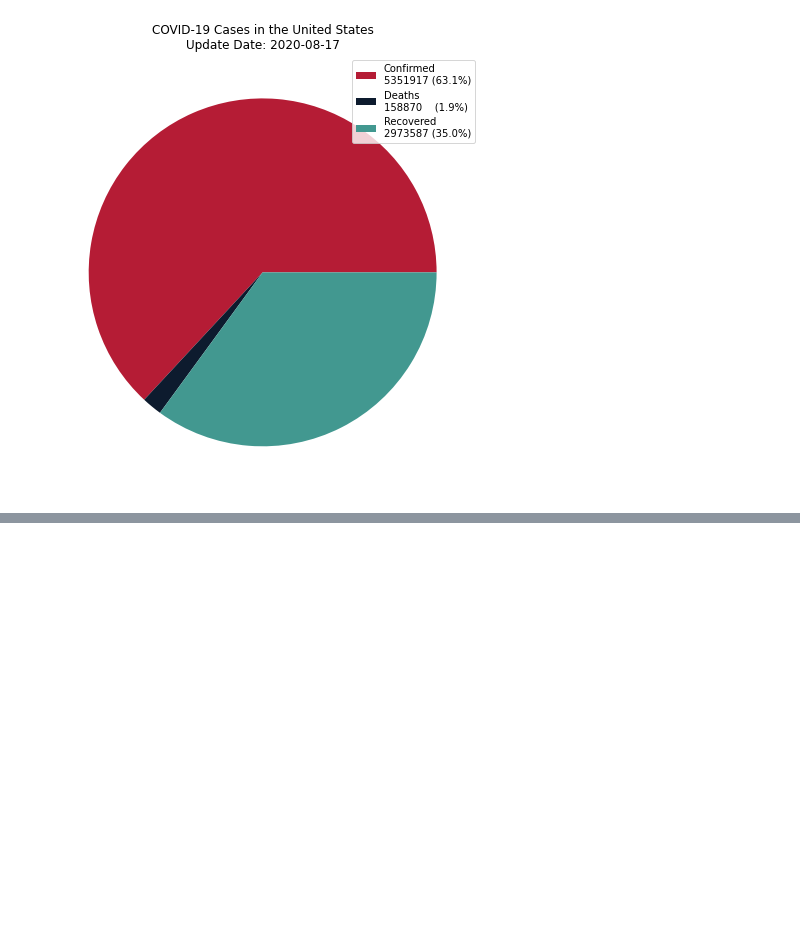
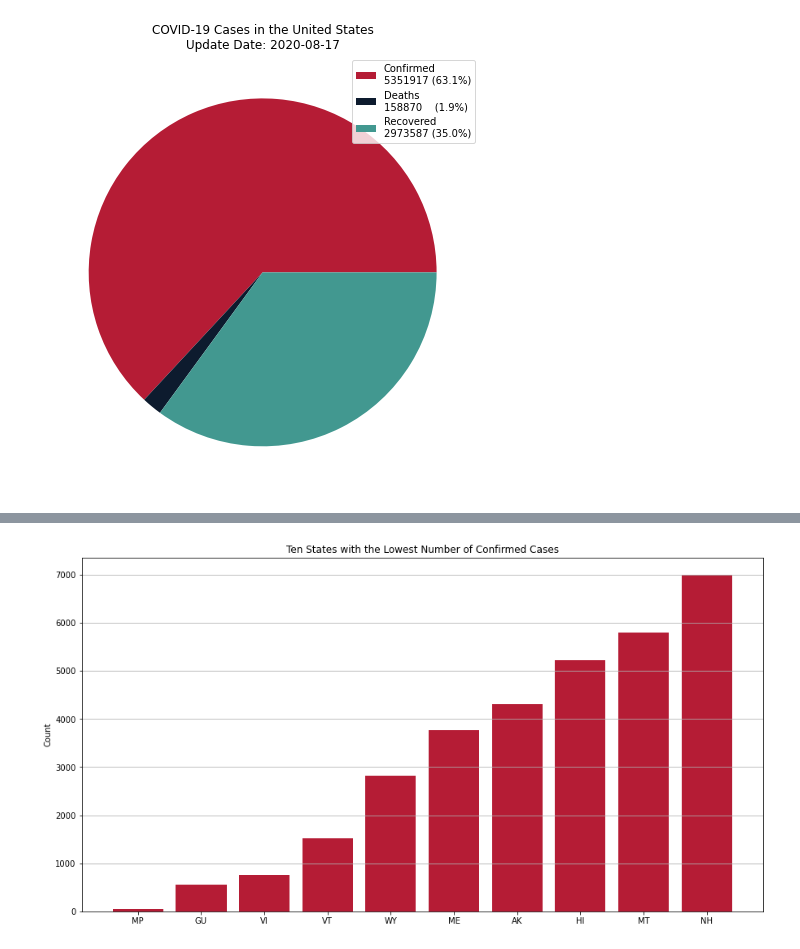
Before and after one commit to calldrj/COVID19.DataMining, a Jupyter notebook: COVID-19.Visualization.ipynb, the cells around one changed output, grey strips where cells are left out. Cells and saved outputs as stored; diff of their text form; code cells hidden in the pictures; blank space fills up the shorter version.

```diff
--- a/COVID-19.Visualization.ipynb
+++ b/COVID-19.Visualization.ipynb
@@ -103,0 +117,10 @@ for color , case in cases.items():
+# %%
+bot_10 = state_counts[:10]
+plt.bar(bot_10.index, bot_10.values, color=colors[0])
+plt.grid(axis='y')
+plt.ylabel('Count')
+plt.title('Ten States with the Lowest Number of Confirmed Cases')
+plt.gcf().set_size_inches(15,8)
+plt.show()
+# %% [output]
+[figure, added]
```
Also changed, not shown: parts of 6 cells of this notebook.
